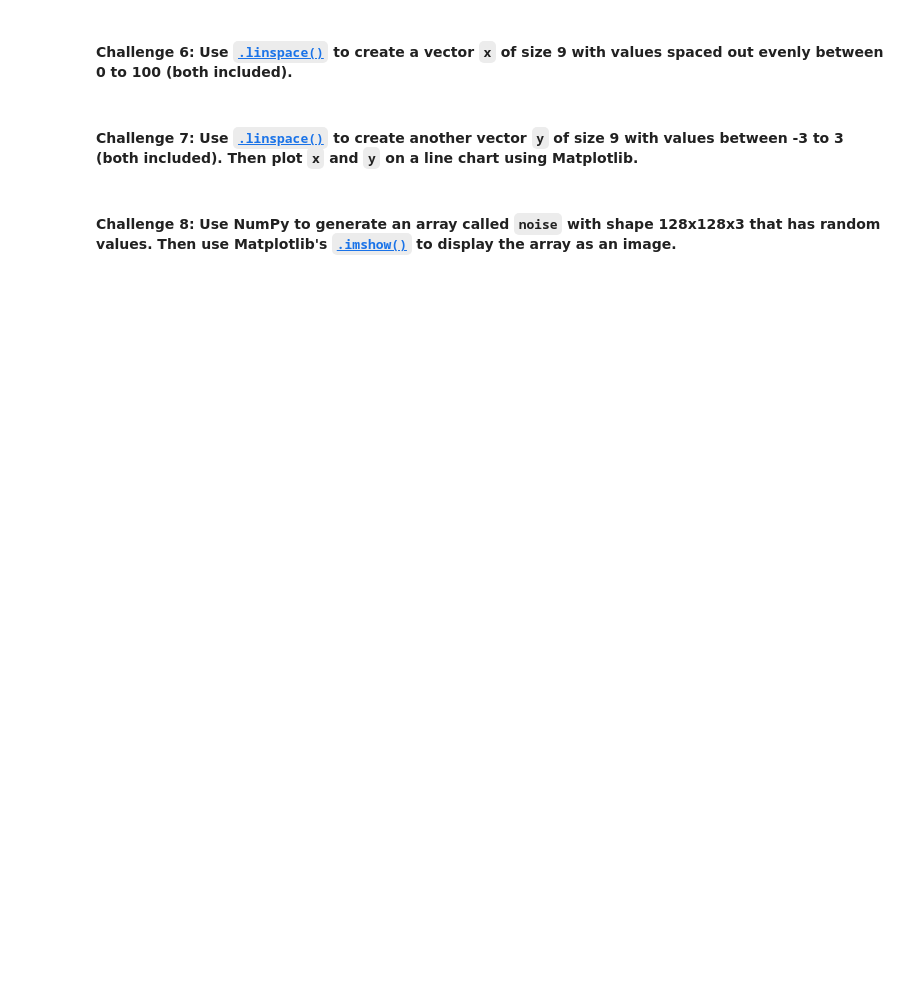
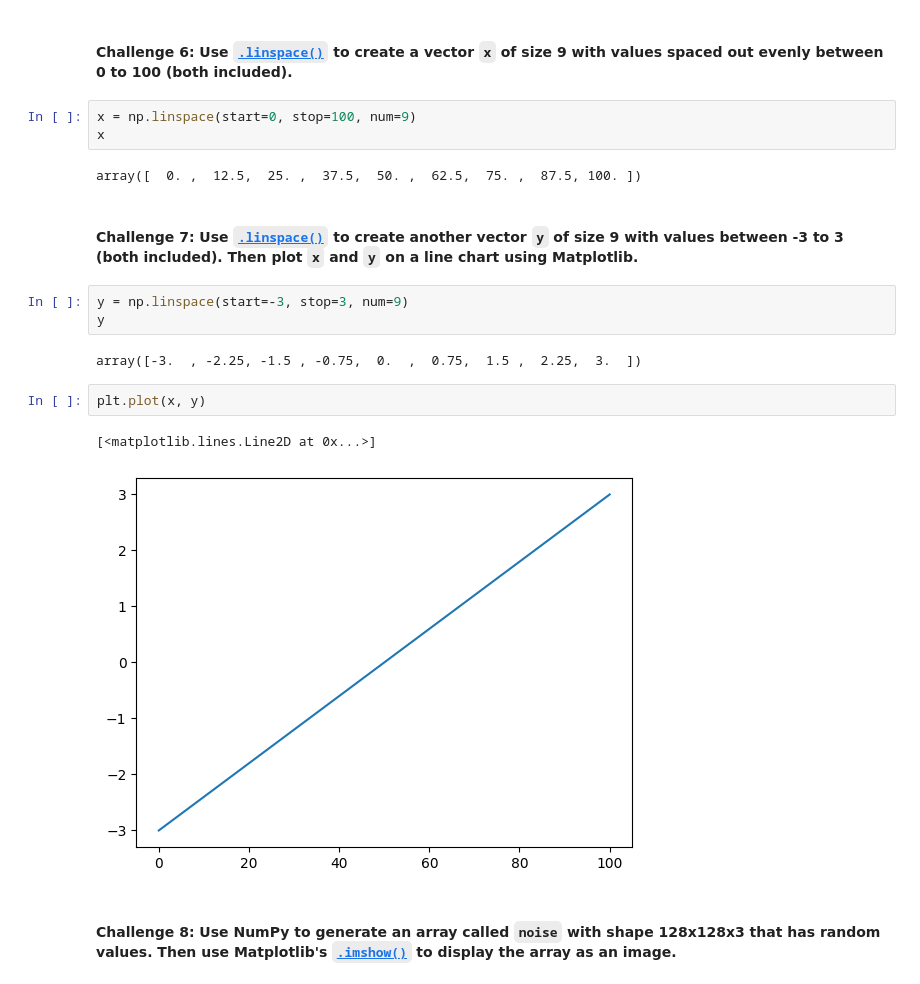
Before and after one commit to anandachanta19/100DaysOfCode, a Jupyter notebook: Numpy/Computation_with_NumPy_and_N_Dimensional_Arrays_(start).ipynb, the cells around one changed output. Saved outputs shown, nothing was run; the diff lists cells and outputs as text; blank space fills up the shorter version.

```diff
--- a/Numpy/Computation_with_NumPy_and_N_Dimensional_Arrays_(start).ipynb
+++ b/Numpy/Computation_with_NumPy_and_N_Dimensional_Arrays_(start).ipynb
@@ -116,6 +161,21 @@ Hint: Use the [`.random()` function](https://numpy.org/doc/stable/reference/rand
 # %% [markdown]
 #### **Challenge 6**: Use [`.linspace()`](https://numpy.org/doc/stable/reference/generated/numpy.linspace.html) to create a vector `x` of size 9 with values spaced out evenly between 0 to 100 (both included).
+# %%
+x = np.linspace(start=0, stop=100, num=9)
+x
+# %% [output]
+array([  0. ,  12.5,  25. ,  37.5,  50. ,  62.5,  75. ,  87.5, 100. ])
 # %% [markdown]
 #### **Challenge 7**: Use [`.linspace()`](https://numpy.org/doc/stable/reference/generated/numpy.linspace.html) to create another vector `y` of size 9 with values between -3 to 3 (both included). Then plot `x` and `y` on a line chart using Matplotlib.
+# %%
+y = np.linspace(start=-3, stop=3, num=9)
+y
+# %% [output]
+array([-3.  , -2.25, -1.5 , -0.75,  0.  ,  0.75,  1.5 ,  2.25,  3.  ])
+# %%
+plt.plot(x, y)
+# %% [output]
+[<matplotlib.lines.Line2D at 0x...>]
+[figure, added]
 # %% [markdown]
 #### **Challenge 8**: Use NumPy to generate an array called `noise` with shape 128x128x3 that has random values. Then use Matplotlib's [`.imshow()`](https://matplotlib.org/3.1.1/api/_as_gen/matplotlib.pyplot.imshow.html) to display the array as an image.
```
Also changed, not shown: parts of 9 cells of this notebook.
